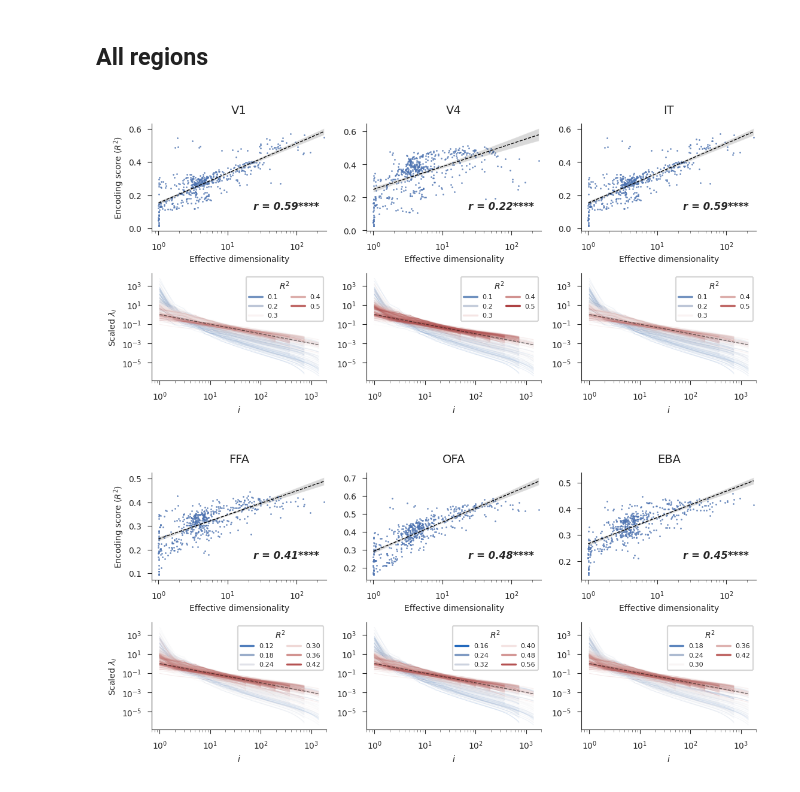
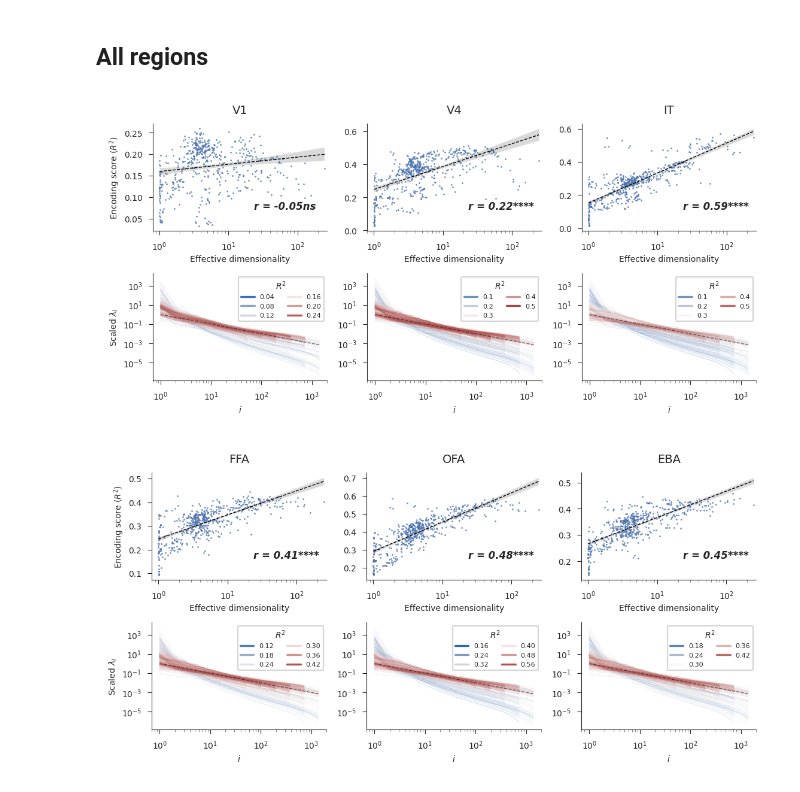
Before and after one commit to EricElmoznino/encoder_dimensionality, a Jupyter notebook: figures/manuscript/results.ipynb, the cells around one changed output. Drawn from its saved outputs; the diff is of its cells as text; code cells hidden in the pictures.

```diff
--- a/figures/manuscript/results.ipynb
+++ b/figures/manuscript/results.ipynb
@@ -772,8 +772,7 @@ fig, axs = plt.subplots(2, len(regions), figsize=(5.5, 4 / len(regions) * 2))
 
 for i, region in enumerate(regions):
     if region == 'V1':
-        # bench = f'movshon.FreemanZiemba2013.{region}-pls'
-        bench = 'dicarlo.MajajHong2015.IT.public-pls'
+        bench = f'movshon.FreemanZiemba2013.{region}.public-pls'
     else:
         bench = f'dicarlo.MajajHong2015.{region}.public-pls'
     bench = pd.read_csv(f'../../results/encoding|benchmark:{bench}|pooling:False.csv')
@@ -800,34 +799,34 @@ for i, region in enumerate(regions):
 
     # Eigenspectra vs. encoding
     data = pd.merge(eigspectra, bench, on=id_columns)
     data['id'] = data[id_columns].sum(axis='columns')
 
     outlier = data.groupby(id_columns)['n'].transform(is_outlier)
     data = data[~outlier]
 
     scaled_var = data.groupby(id_columns).apply(get_scaled_var)
     scaled_var = scaled_var.reset_index(id_columns, drop=True)
     data['scaled_variance'] = scaled_var
 
     ax = axs[1, i]
 
     sns.lineplot(data=data, x='n', y='scaled_variance', hue='score',
                  units='id', alpha=0.1, linewidth=0.4, estimator=None,
                  palette=sns.color_palette('vlag', as_cmap=True), ax=ax)
     ax.plot([1, data.n.max()], [1, 1 / data.n.max()], linestyle='--', color='black', alpha=0.5, linewidth=0.5)
     ax.set(xscale='log', yscale='log')
     ax.set_xlabel(r'$i$', fontsize=5)
     if i == 0:
         ax.set_ylabel(r'Scaled $\lambda_i$', fontsize=5)
     else:
         ax.set_ylabel(None)
 
     ax.legend(title=r'$R^2$', loc='upper right', fontsize=4, title_fontsize=5, ncol=2)
 
 plt.savefig('saved/appendix_allregions-neurophysiology.png', dpi=300)
 plt.show()
 # %% [output]
-[figure, old version]
+[figure, new version]
 # %%
 all_regions = [['FFA', 'OFA', 'EBA'], ['RSC', 'PPA', 'OPA'], ['STS', 'LOC', 'PFS']]
 dataset = 'imagenet'
```
Also changed, not shown: 3 other files.
